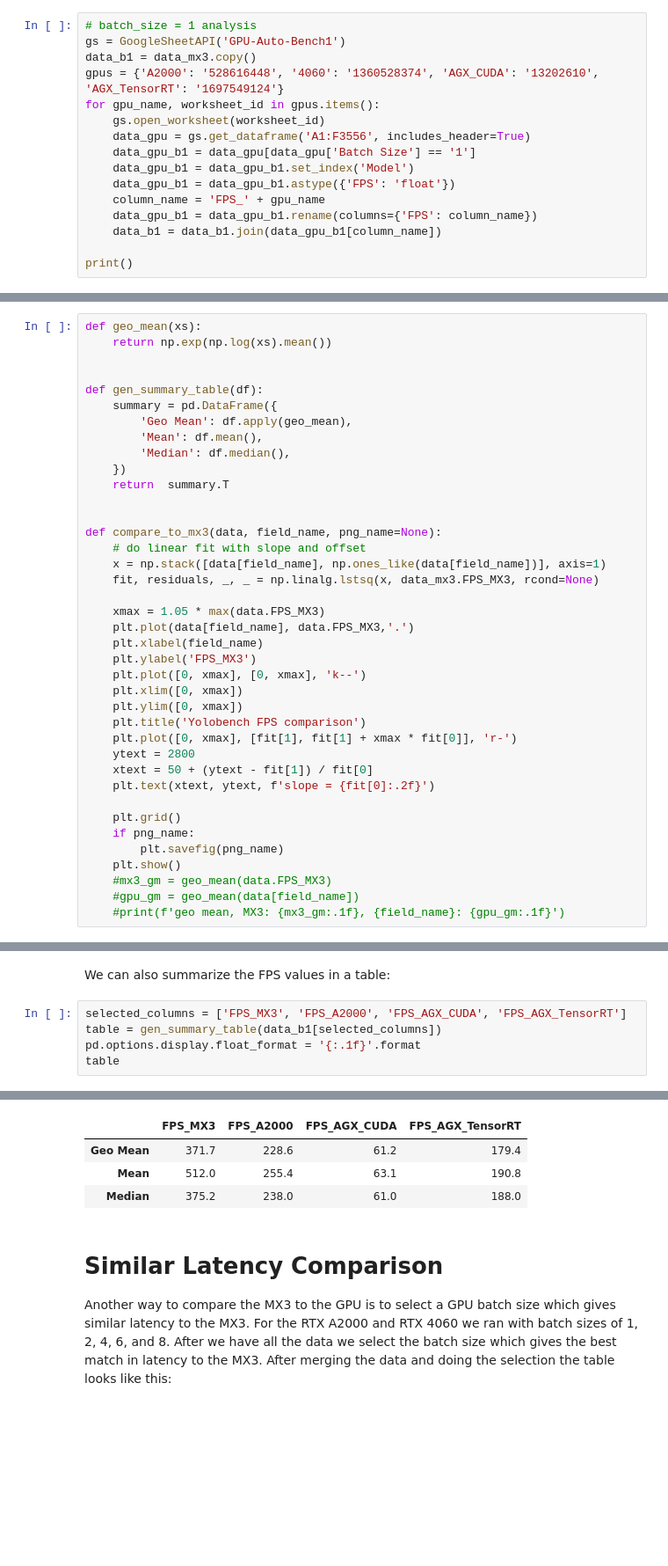
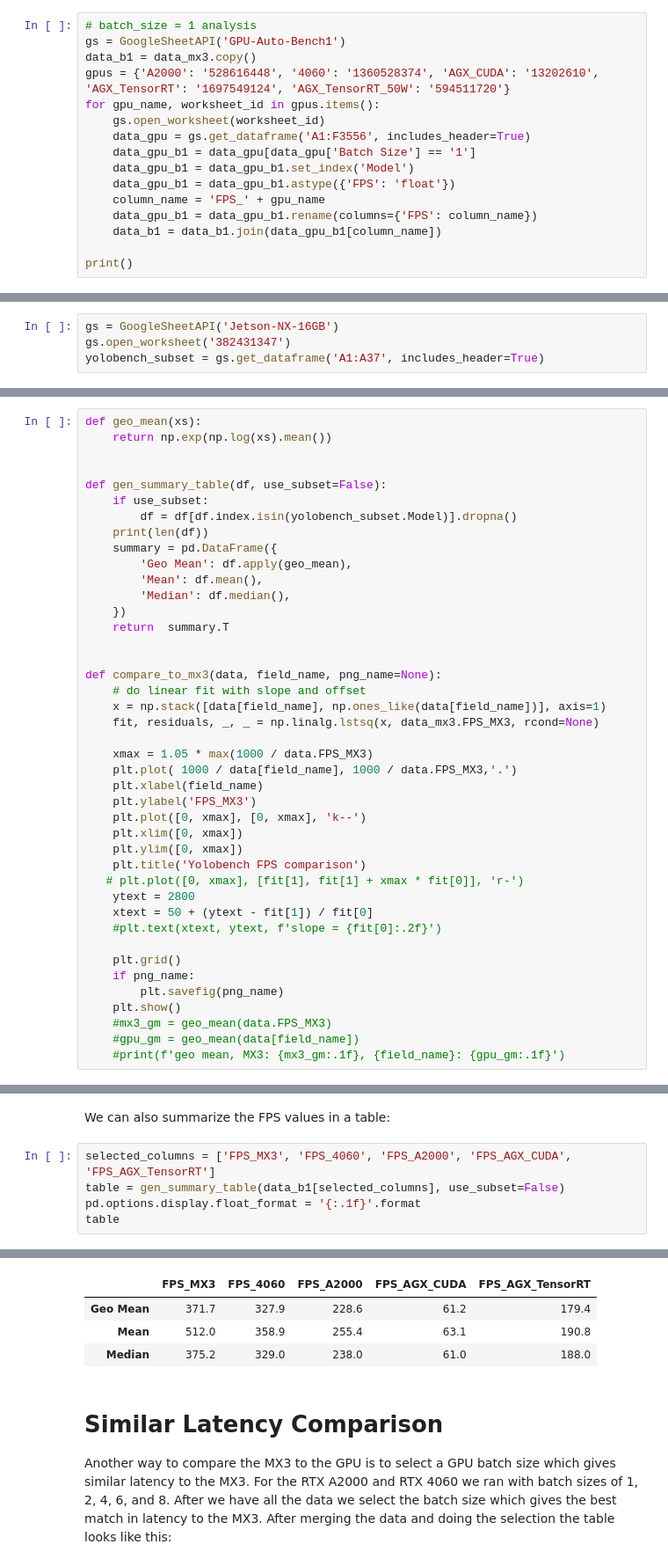
Before and after one commit to jquinn57/gpu-benchmarking, a Jupyter notebook: analysis.ipynb, the cells around one changed output, grey strips where cells are left out. Shown at 88% size. Drawn from its saved outputs; the diff is of its cells as text; blank space fills up the shorter version.

```diff
--- a/analysis.ipynb
+++ b/analysis.ipynb
@@ -40,7 +52,7 @@ This section shows the results for batch size = 1. The data is pulled from a Goo
 # batch_size = 1 analysis
 gs = GoogleSheetAPI('GPU-Auto-Bench1')
 data_b1 = data_mx3.copy()
-gpus = {'A2000': '528616448', '4060': '1360528374', 'AGX_CUDA': '13202610', 'AGX_TensorRT': '1697549124'}
+gpus = {'A2000': '528616448', '4060': '1360528374', 'AGX_CUDA': '13202610', 'AGX_TensorRT': '1697549124', 'AGX_TensorRT_50W': '594511720'}
 for gpu_name, worksheet_id in gpus.items():
     gs.open_worksheet(worksheet_id)
     data_gpu = gs.get_dataframe('A1:F3556', includes_header=True)
@@ -54,3 +66,7 @@ for gpu_name, worksheet_id in gpus.items():
 print()
 # %% [output]
 <bound method Spreadsheet.worksheets of <Spreadsheet 'GPU-Auto-Bench1' id:1IietP-8Y7HORErw4ijG6qe2rlmVyxBTKVelGJD80aDw>>
+# %%
+gs = GoogleSheetAPI('Jetson-NX-16GB')
+gs.open_worksheet('382431347')
+yolobench_subset = gs.get_dataframe('A1:A37', includes_header=True)
@@ -76,7 +94,10 @@ def geo_mean(xs):
     return np.exp(np.log(xs).mean())
 
 
-def gen_summary_table(df):
+def gen_summary_table(df, use_subset=False):
+    if use_subset:
+        df = df[df.index.isin(yolobench_subset.Model)].dropna()
+    print(len(df))
     summary = pd.DataFrame({
         'Geo Mean': df.apply(geo_mean),
         'Mean': df.mean(),
@@ -90,18 +111,18 @@ def compare_to_mx3(data, field_name, png_name=None):
     x = np.stack([data[field_name], np.ones_like(data[field_name])], axis=1)
     fit, residuals, _, _ = np.linalg.lstsq(x, data_mx3.FPS_MX3, rcond=None)
 
-    xmax = 1.05 * max(data.FPS_MX3)
-    plt.plot(data[field_name], data.FPS_MX3,'.')
+    xmax = 1.05 * max(1000 / data.FPS_MX3)
+    plt.plot( 1000 / data[field_name], 1000 / data.FPS_MX3,'.')
     plt.xlabel(field_name)
     plt.ylabel('FPS_MX3')
     plt.plot([0, xmax], [0, xmax], 'k--')
     plt.xlim([0, xmax])
     plt.ylim([0, xmax])
     plt.title('Yolobench FPS comparison')
-    plt.plot([0, xmax], [fit[1], fit[1] + xmax * fit[0]], 'r-')
+   # plt.plot([0, xmax], [fit[1], fit[1] + xmax * fit[0]], 'r-')
     ytext = 2800
     xtext = 50 + (ytext - fit[1]) / fit[0]
-    plt.text(xtext, ytext, f'slope = {fit[0]:.2f}')
+    #plt.text(xtext, ytext, f'slope = {fit[0]:.2f}')
 
     plt.grid()
     if png_name:
@@ -133,8 +164,8 @@ compare_to_mx3(data_b1, 'FPS_AGX_TensorRT', png_name='yolobench_BS1_MX3_FPS_AGX_
 # %% [markdown]
 We can also summarize the FPS values in a table:
 # %%
-selected_columns = ['FPS_MX3', 'FPS_A2000', 'FPS_AGX_CUDA', 'FPS_AGX_TensorRT']
-table = gen_summary_table(data_b1[selected_columns])
+selected_columns = ['FPS_MX3', 'FPS_4060', 'FPS_A2000', 'FPS_AGX_CUDA', 'FPS_AGX_TensorRT']
+table = gen_summary_table(data_b1[selected_columns], use_subset=False)
 pd.options.display.float_format = '{:.1f}'.format
 table
 # %% [output]
@@ -141,7 +173,7 @@ table
-|  | FPS_MX3 | FPS_A2000 | FPS_AGX_CUDA | FPS_AGX_TensorRT |
-| Geo Mean | 371.7 | 228.6 | 61.2 | 179.4 |
-| Mean | 512.0 | 255.4 | 63.1 | 190.8 |
-| Median | 375.2 | 238.0 | 61.0 | 188.0 |
+|  | FPS_MX3 | FPS_4060 | FPS_A2000 | FPS_AGX_CUDA | FPS_AGX_TensorRT |
+| Geo Mean | 371.7 | 327.9 | 228.6 | 61.2 | 179.4 |
+| Mean | 512.0 | 358.9 | 255.4 | 63.1 | 190.8 |
+| Median | 375.2 | 329.0 | 238.0 | 61.0 | 188.0 |
 # %% [markdown]
 # Similar Latency Comparison
 
```
Also changed, not shown: parts of 10 cells of this notebook, 1 other file.
